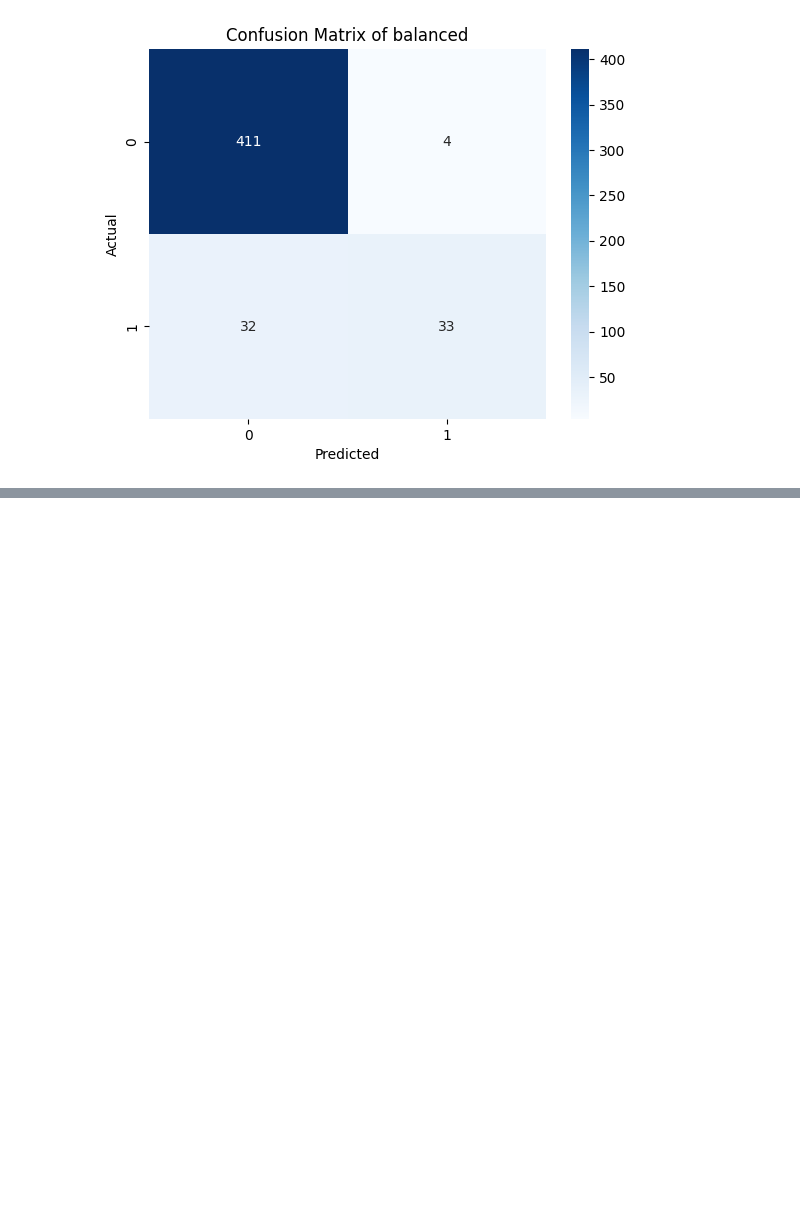
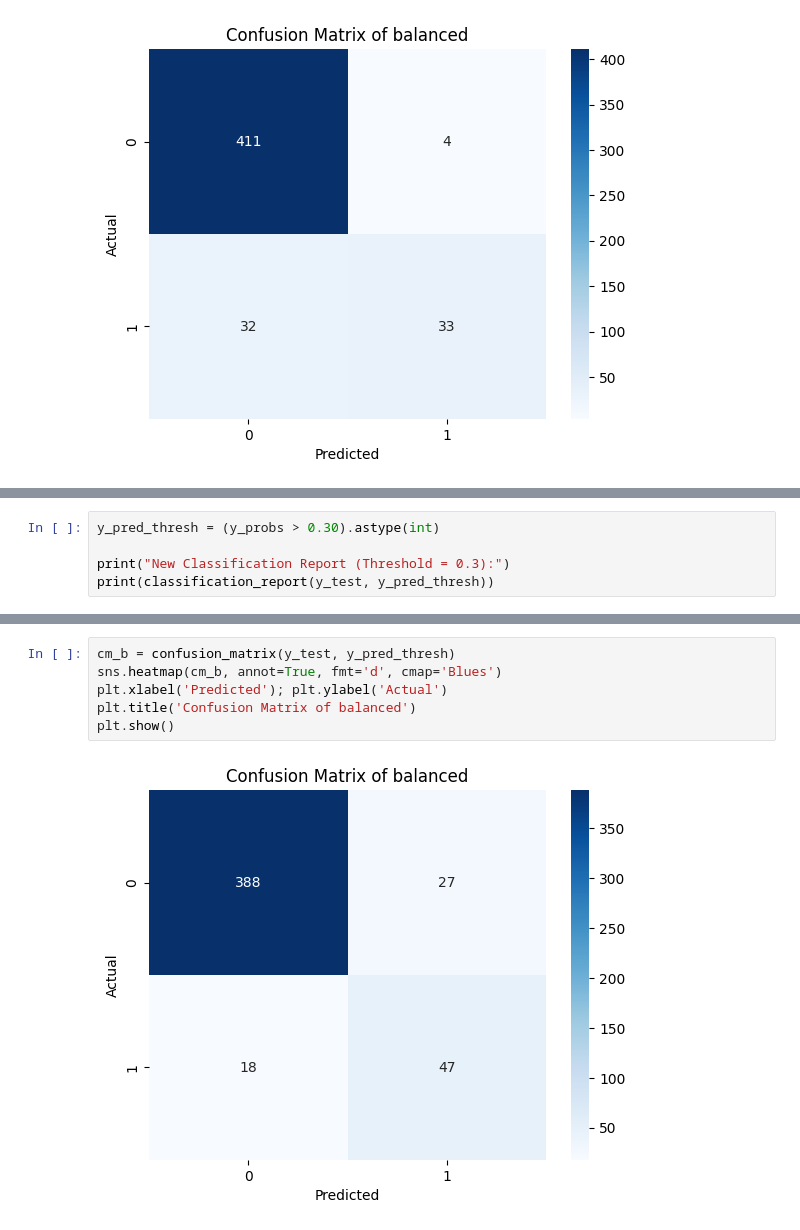
Before and after one commit to AmeyPhutane123/LearningDataScience, a Jupyter notebook: Data Science/LearningNotebooksbyAmey/7_RandomForest.ipynb, the cells around one changed output, grey strips where cells are left out. Saved outputs shown, nothing was run; the diff lists cells and outputs as text; blank space fills up the shorter version.

```diff
--- a/Data Science/LearningNotebooksbyAmey/7_RandomForest.ipynb
+++ b/Data Science/LearningNotebooksbyAmey/7_RandomForest.ipynb
@@ -238,0 +300,5 @@ plt.show()
+# %%
+y_pred_thresh = (y_probs > 0.30).astype(int)
+
+print("New Classification Report (Threshold = 0.3):")
+print(classification_report(y_test, y_pred_thresh))
@@ -238,0 +315,8 @@ plt.show()
+# %%
+cm_b = confusion_matrix(y_test, y_pred_thresh)
+sns.heatmap(cm_b, annot=True, fmt='d', cmap='Blues')
+plt.xlabel('Predicted'); plt.ylabel('Actual')
+plt.title('Confusion Matrix of balanced')
+plt.show()
+# %% [output]
+[figure, added]
```
Also changed, not shown: parts of 31 cells of this notebook, 1 other file.
